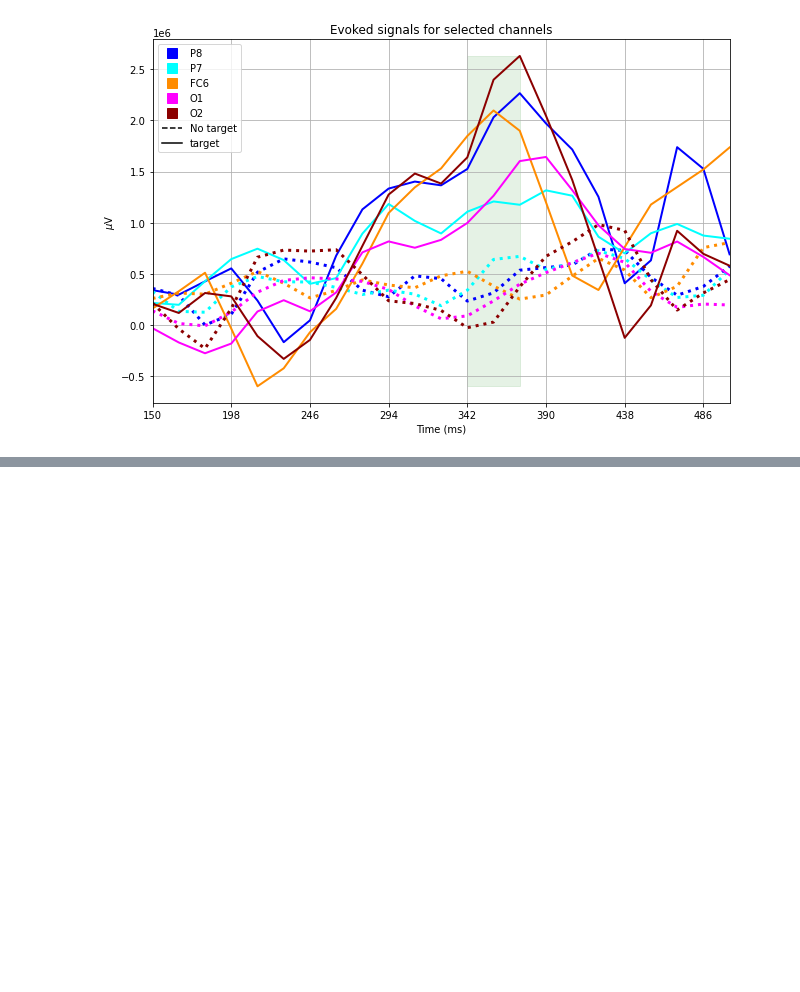
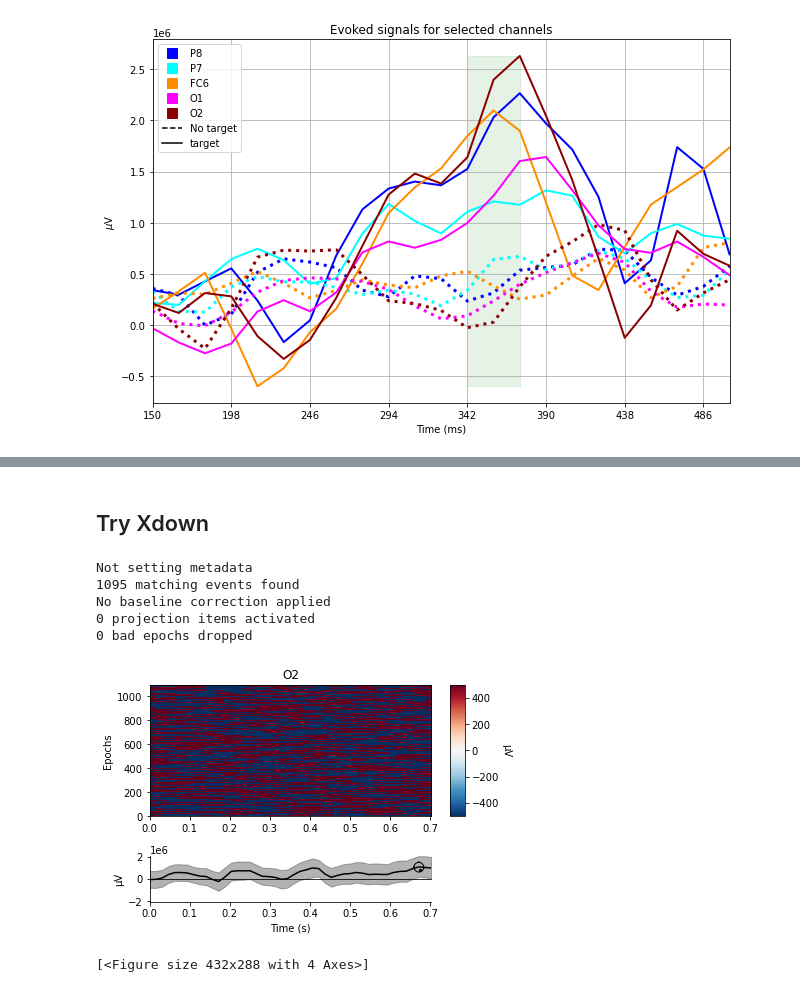
Before and after one commit to chMariyana/biosignal_stars, a Jupyter notebook: notebooks/notebook_21.07.ipynb, the cells around one changed output, grey strips where cells are left out. Drawn from its saved outputs; the diff is of its cells as text; code cells hidden in the pictures; blank space fills up the shorter version.

```diff
--- a/notebooks/notebook_21.07.ipynb
+++ b/notebooks/notebook_21.07.ipynb
@@ -311,3 +305,6 @@ Ready.
+# %%
+event_arr = event_arr_orig.copy()
+event_id = event_id_orig.copy()
 # %%
 
 # Implement the band-pass filter
@@ -1182,0 +1658,14 @@ def get_performance(y_true, y_pred_):
+# %% [markdown]
+## Try Xdown
+# %%
+ch = ['O2']
+# Plot image epoch before xdawn
+plot_epochs_image(epochs_highlights_notargets2_decim, picks=ch, vmin=-500, vmax=500)
+# %% [output]
+Not setting metadata
+1095 matching events found
+No baseline correction applied
+0 projection items activated
+0 bad epochs dropped
+[figure, added]
+[<Figure size 432x288 with 4 Axes>]
```
Also changed, not shown: parts of 91 cells of this notebook, 5 other files.
